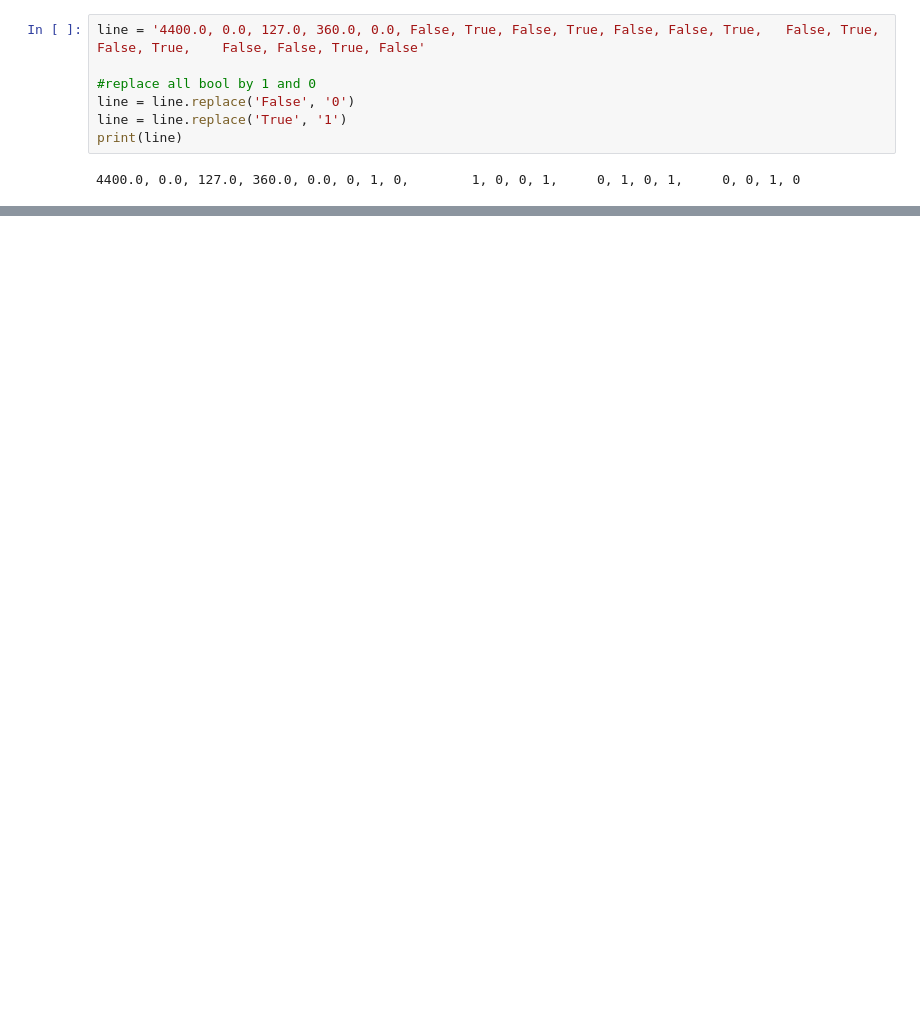
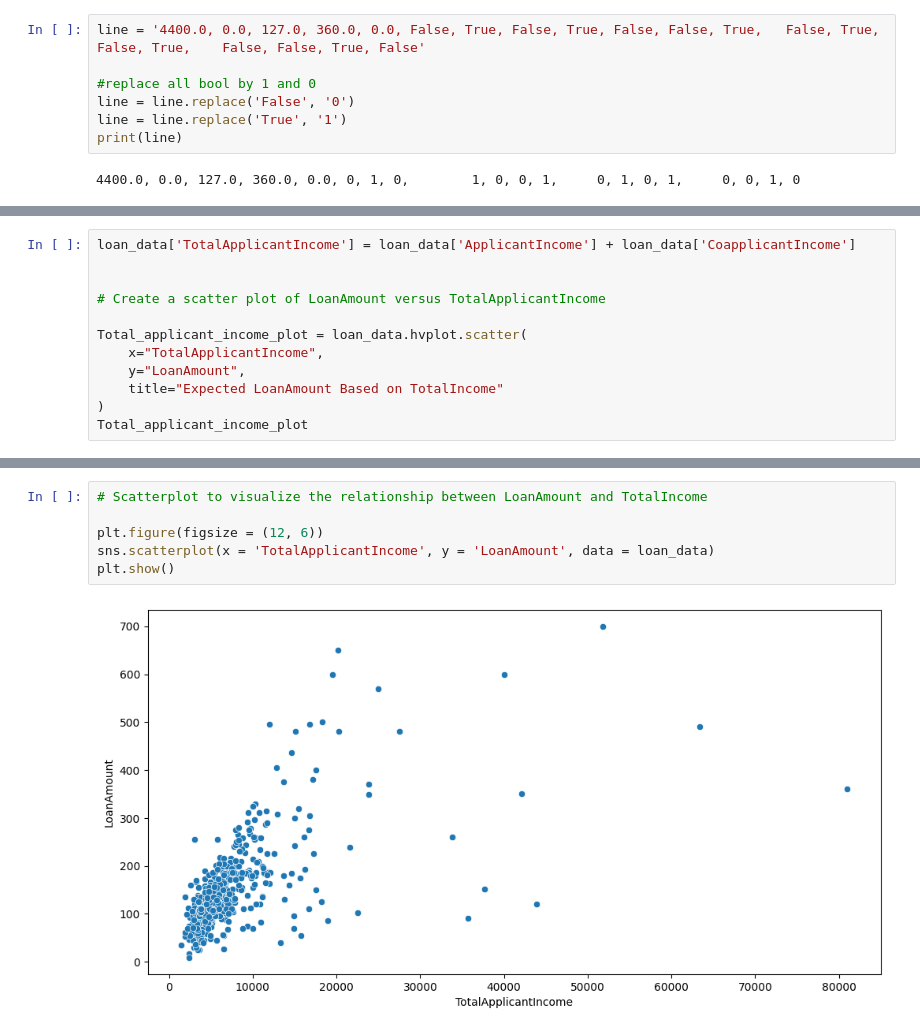
Before and after one commit to NataliiaShevchenko620/Finance_loan_approval_prediction_data, a Jupyter notebook: Finance_loan_approval_prediction_data_collab.ipynb, the cells around one changed output, grey strips where cells are left out. Cells and saved outputs as stored; diff of their text form; blank space fills up the shorter version.

```diff
--- a/Finance_loan_approval_prediction_data_collab.ipynb
+++ b/Finance_loan_approval_prediction_data_collab.ipynb
@@ -907,0 +962,12 @@ list(zip(df_train.columns, logistic_model.coef_[0]))
+# %%
+loan_data['TotalApplicantIncome'] = loan_data['ApplicantIncome'] + loan_data['CoapplicantIncome']
+
+
+# Create a scatter plot of LoanAmount versus TotalApplicantIncome
+
+Total_applicant_income_plot = loan_data.hvplot.scatter(
+    x="TotalApplicantIncome",
+    y="LoanAmount",
+    title="Expected LoanAmount Based on TotalIncome"
+)
+Total_applicant_income_plot
@@ -907,0 +976,8 @@ list(zip(df_train.columns, logistic_model.coef_[0]))
+# %%
+# Scatterplot to visualize the relationship between LoanAmount and TotalIncome
+
+plt.figure(figsize = (12, 6))
+sns.scatterplot(x = 'TotalApplicantIncome', y = 'LoanAmount', data = loan_data)
+plt.show()
+# %% [output]
+[figure, added]
```
Also changed, not shown: parts of 18 cells of this notebook, 2 other files.
